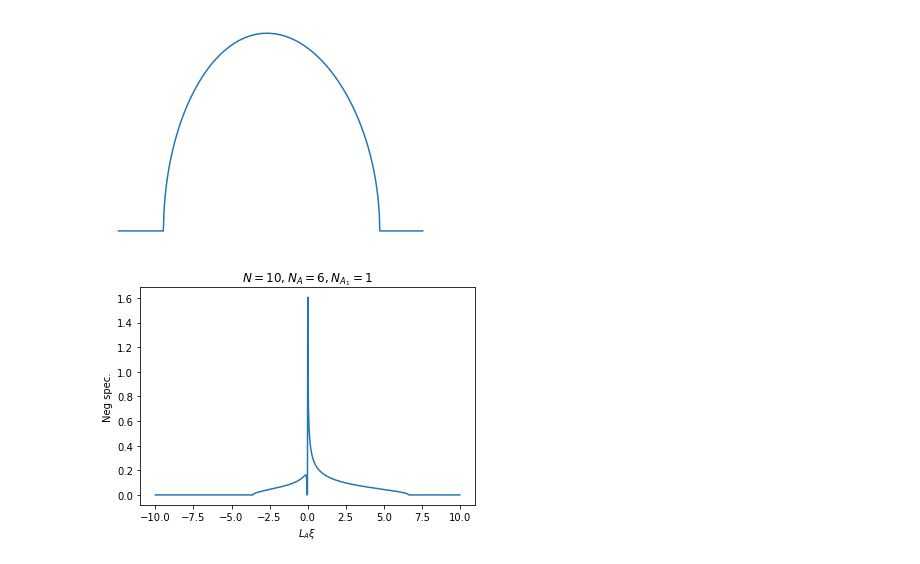
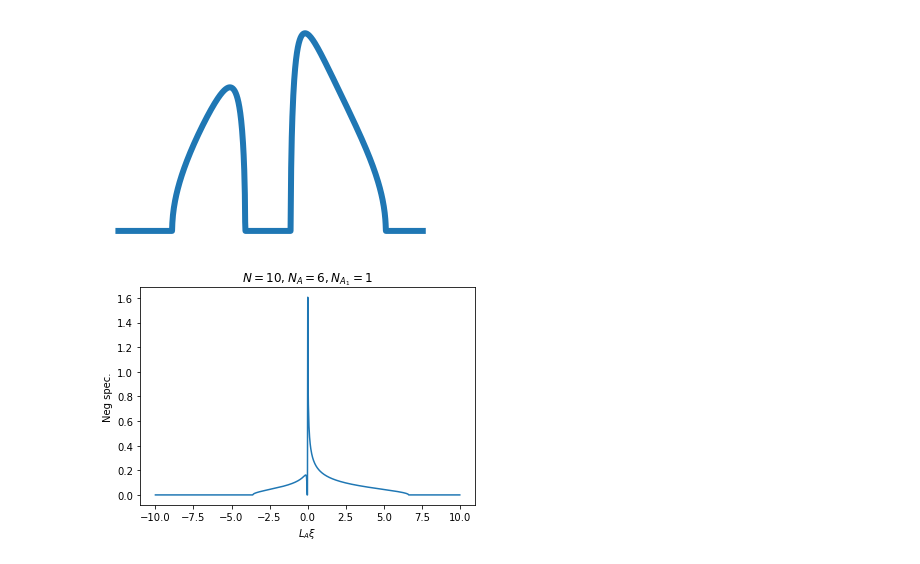
Before and after one commit to hassan-shap/RMT, a Jupyter notebook: Gz_cubic_Eqn.ipynb, the cells around one changed output. Drawn from its saved outputs; the diff is of its cells as text; code cells hidden in the pictures.

Commit message:
figures for presentation

```diff
--- a/Gz_cubic_Eqn.ipynb
+++ b/Gz_cubic_Eqn.ipynb
@@ -66,11 +66,11 @@ def plot_spectrum(V=12,Ra=0.8,R12=0.13):
 #     fx =  1/(a/r**(R12*Ra*V))
 #     fy =  pi/fx
 
-#     xplot=np.linspace(-1,1,1000)*4e0/fx+1j*0
-    xplot=np.linspace(0.,1,1000)*2e0/fx+1j*0
+    xplot=np.linspace(-1,1,1000)*4e1/fx+1j*0
+#     xplot=np.linspace(0.,1,1000)*2e0/fx+1j*0
     yplot_eq=Gz_eq(np.ndarray.tolist(xplot),a+1j*0,b+1j*0)
     yplot=Gz(xplot,a+1j*0,b+1j*0)
-    plt.plot(np.real(xplot)*fx,fy*yplot)
+    plt.plot(np.real(xplot)*fx,fy*yplot,linewidth=6)
 # #     plt.plot(np.real(xplot)*fx,fy*yplot_eq,'k--')
 # #     plt.plot(np.real(xplot),yplot/pi)
 # #     print(sp.integrate.cumtrapz(yplot,xplot))
@@ -85,35 +85,35 @@ def plot_spectrum(V=12,Ra=0.8,R12=0.13):
 
 # #     print(np.trapz(y2,xplot)+np.trapz(y1,xplot))
 # #     print(np.trapz(fy*pi*y2*(xplot+a)*fx,fx*(xplot+a))+np.trapz(fy*pi*y1*xplot*fx,fx*xplot))
 # #     print(np.trapz(fy*pi*y2*(xplot)*fx,-fx*(xplot))+np.trapz(fy*pi*y1*(xplot)*fx,fx*(xplot)))
 #     print('normalization 1= ', np.trapz(fy*pi*y1,fx*(xplot)))
 #     print('normalization 2= ', np.trapz(fy*pi*y2,fx*(xplot)))
 #     print('eval 1= ', np.trapz(fy*pi*y2*(xplot)*fx,fx*(xplot)))
 #     print('eval 2= ', np.trapz(fy*pi*y1*(xplot)*fx,fx*(xplot)))
 
 #     plt.title('Critical $R_{12}$: $1/2-\delta=$ %.2f' % (1-1/(2*Ra)) )
 #     plt.ylim(0,0.04)
     plt.xlabel(r'$L_A\xi$')
     plt.ylabel('Spectral Density')
     plt.axis('off')
     if Ra < 0.5:
         plt.savefig('talk_figs/schematic_ppt.pdf')
     else:
         if Ra*(1-R12)>0.5:
             plt.savefig('talk_figs/schematic_maximal.pdf')
         else:
             plt.savefig('talk_figs/schematic_saturated.pdf')
 
     plt.show()
 
 # plot_spectrum(V=10,Ra=0.6,R12=0.1)
 # interact(plot_spectrum, V=(10,20,2), Ra=(0,1,0.02), R12=(0,0.5,0.01));
 
-Nb = 11
+Nb = 2
 V = Nb + 8
 plot_spectrum(V=V,Ra=8/V,R12=2/8)
 # %% [output]
-[figure, old version]
+[figure, new version]
 # %%
 def plot_spectrum_subsys(V,Na,Na1):
 
```
Also changed, not shown: 3 other files.
